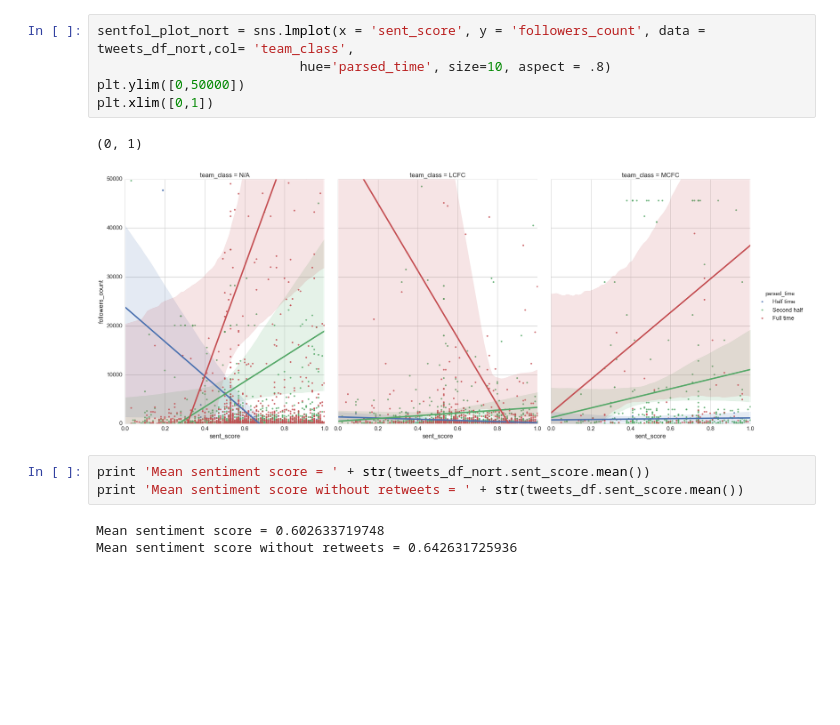
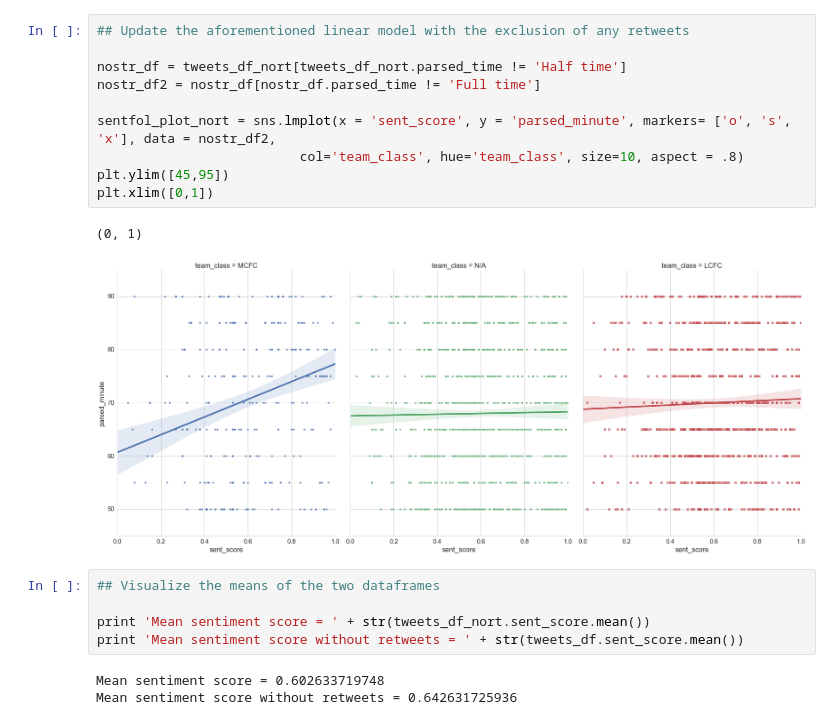
Before and after one commit to Rusbens1/Manchester-City-vs.-Leicester-City, a Jupyter notebook: Manchester City vs. Leicester City.ipynb, the cells around one changed output. Cells and saved outputs as stored; diff of their text form; blank space fills up the shorter version.

```diff
--- a/Manchester City vs. Leicester City.ipynb
+++ b/Manchester City vs. Leicester City.ipynb
@@ -377,12 +516,19 @@ tweets_df_nort.head()
 # %%
-sentfol_plot_nort = sns.lmplot(x = 'sent_score', y = 'followers_count', data = tweets_df_nort,col= 'team_class',
-                          hue='parsed_time', size=10, aspect = .8)
-plt.ylim([0,50000])
+## Update the aforementioned linear model with the exclusion of any retweets
+
+nostr_df = tweets_df_nort[tweets_df_nort.parsed_time != 'Half time']
+nostr_df2 = nostr_df[nostr_df.parsed_time != 'Full time']
+
+sentfol_plot_nort = sns.lmplot(x = 'sent_score', y = 'parsed_minute', markers= ['o', 's', 'x'], data = nostr_df2,
+                          col='team_class', hue='team_class', size=10, aspect = .8)
+plt.ylim([45,95])
 plt.xlim([0,1])
 # %% [output]
 (0, 1)
-[figure, old version]
+[figure, new version]
 # %%
+## Visualize the means of the two dataframes
+
 print 'Mean sentiment score = ' + str(tweets_df_nort.sent_score.mean())
 print 'Mean sentiment score without retweets = ' + str(tweets_df.sent_score.mean())
 # %% [output]
```
Also changed, not shown: parts of 41 cells of this notebook, 25 other files.
